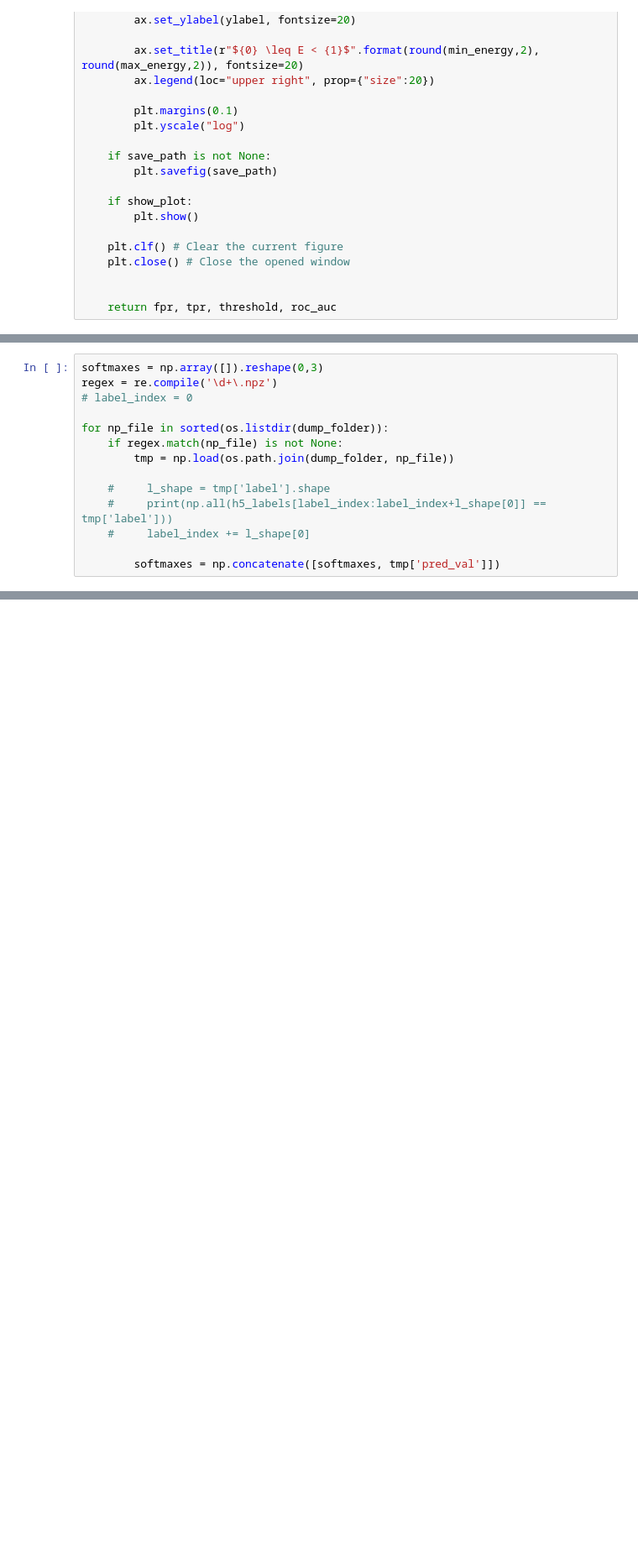
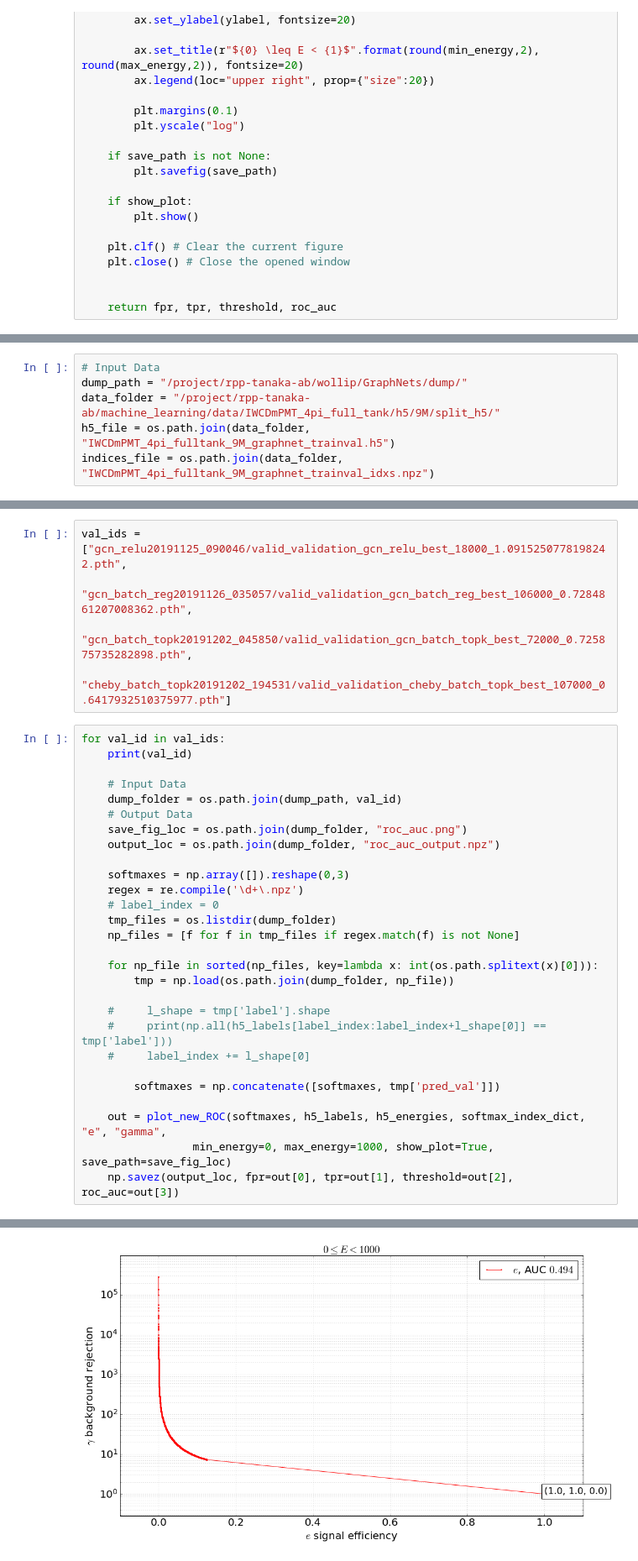
Before and after one commit to WatChMaL/GraphNets, a Jupyter notebook: visualization/ROC.ipynb, the cells around one changed output, grey strips where cells are left out. Shown: that part at 84% size. Cells and saved outputs as stored; diff of their text form; blank space fills up the shorter version.

```diff
--- a/visualization/ROC.ipynb
+++ b/visualization/ROC.ipynb
@@ -159,2 +148,8 @@ output_loc = os.path.join(dump_folder, "roc_auc_output.npz")
+# %%
+# Input Data
+dump_path = "/project/rpp-tanaka-ab/wollip/GraphNets/dump/"
+data_folder = "/project/rpp-tanaka-ab/machine_learning/data/IWCDmPMT_4pi_full_tank/h5/9M/split_h5/"
+h5_file = os.path.join(data_folder, "IWCDmPMT_4pi_fulltank_9M_graphnet_trainval.h5")
+indices_file = os.path.join(data_folder, "IWCDmPMT_4pi_fulltank_9M_graphnet_trainval_idxs.npz")
 # %%
 with h5py.File(h5_file, 'r') as h5_data:
@@ -169,10 +161,25 @@ with h5py.File(h5_file, 'r') as h5_data:
+# %%
+val_ids = ["gcn_relu20191125_090046/valid_validation_gcn_relu_best_18000_1.0915250778198242.pth",
+           "gcn_batch_reg20191126_035057/valid_validation_gcn_batch_reg_best_106000_0.7284861207008362.pth",
+           "gcn_batch_topk20191202_045850/valid_validation_gcn_batch_topk_best_72000_0.725875735282898.pth",
+           "cheby_batch_topk20191202_194531/valid_validation_cheby_batch_topk_best_107000_0.6417932510375977.pth"]
 # %%
-softmaxes = np.array([]).reshape(0,3)
-regex = re.compile('\d+\.npz')
-# label_index = 0
+for val_id in val_ids:
+    print(val_id)
 
-for np_file in sorted(os.listdir(dump_folder)):
-    if regex.match(np_file) is not None:
+    # Input Data
+    dump_folder = os.path.join(dump_path, val_id)
+    # Output Data
+    save_fig_loc = os.path.join(dump_folder, "roc_auc.png")
+    output_loc = os.path.join(dump_folder, "roc_auc_output.npz")
+
+    softmaxes = np.array([]).reshape(0,3)
+    regex = re.compile('\d+\.npz')
+    # label_index = 0
+    tmp_files = os.listdir(dump_folder)
+    np_files = [f for f in tmp_files if regex.match(f) is not None]
+
+    for np_file in sorted(np_files, key=lambda x: int(os.path.splitext(x)[0])):
         tmp = np.load(os.path.join(dump_folder, np_file))
 
     #     l_shape = tmp['label'].shape
@@ -180,3 +187,8 @@ for np_file in sorted(os.listdir(dump_folder)):
     #     label_index += l_shape[0]
 
         softmaxes = np.concatenate([softmaxes, tmp['pred_val']])
+
+    out = plot_new_ROC(softmaxes, h5_labels, h5_energies, softmax_index_dict, "e", "gamma",
+                 min_energy=0, max_energy=1000, show_plot=True, save_path=save_fig_loc)
+    np.savez(output_loc, fpr=out[0], tpr=out[1], threshold=out[2], roc_auc=out[3])
+# %% [output]
@@ -182,0 +196 @@ for np_file in sorted(os.listdir(dump_folder)):
+[figure, added]
```
Also changed, not shown: parts of 4 cells of this notebook.
